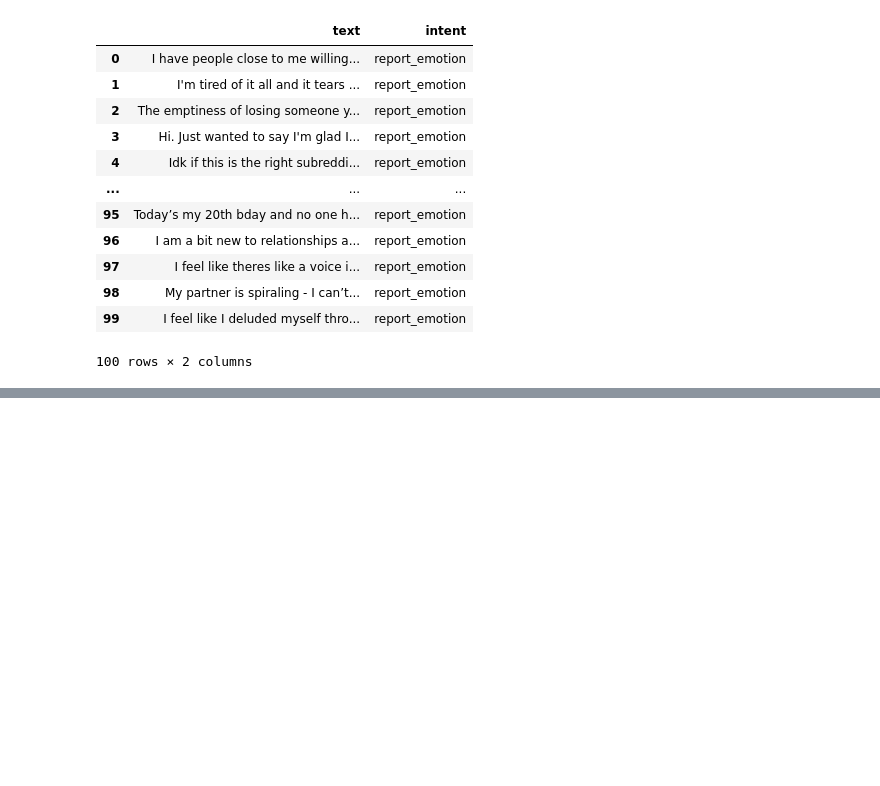
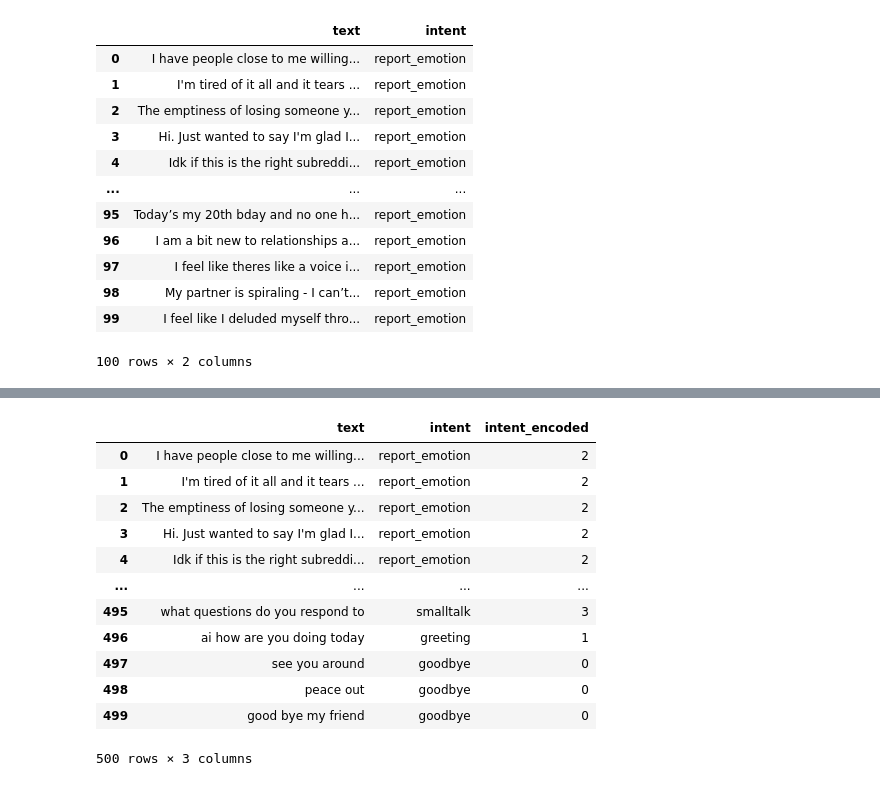
Before and after one commit to daobinhgiang/AI-DS_Showcase, a Jupyter notebook: code/process_data.ipynb, the cells around one changed output, grey strips where cells are left out. Saved outputs shown, nothing was run; the diff lists cells and outputs as text; code cells hidden in the pictures; blank space fills up the shorter version.

```diff
--- a/code/process_data.ipynb
+++ b/code/process_data.ipynb
@@ -201,0 +304,18 @@ df_train
+# %%
+import pandas as pd
+df_processed = pd.read_csv("processed_intent_dataset.csv")
+df_processed
+# %% [output]
+|  | text | intent | intent_encoded |
+| 0 | I have people close to me willing... | report_emotion | 2 |
+| 1 | I'm tired of it all and it tears ... | report_emotion | 2 |
+| 2 | The emptiness of losing someone y... | report_emotion | 2 |
+| 3 | Hi. Just wanted to say I'm glad I... | report_emotion | 2 |
+| 4 | Idk if this is the right subreddi... | report_emotion | 2 |
+| ... | ... | ... | ... |
+| 495 | what questions do you respond to | smalltalk | 3 |
+| 496 | ai how are you doing today | greeting | 1 |
+| 497 | see you around | goodbye | 0 |
+| 498 | peace out | goodbye | 0 |
+| 499 | good bye my friend | goodbye | 0 |
+500 rows × 3 columns
```
Also changed, not shown: parts of 6 cells of this notebook, 17 other files.
